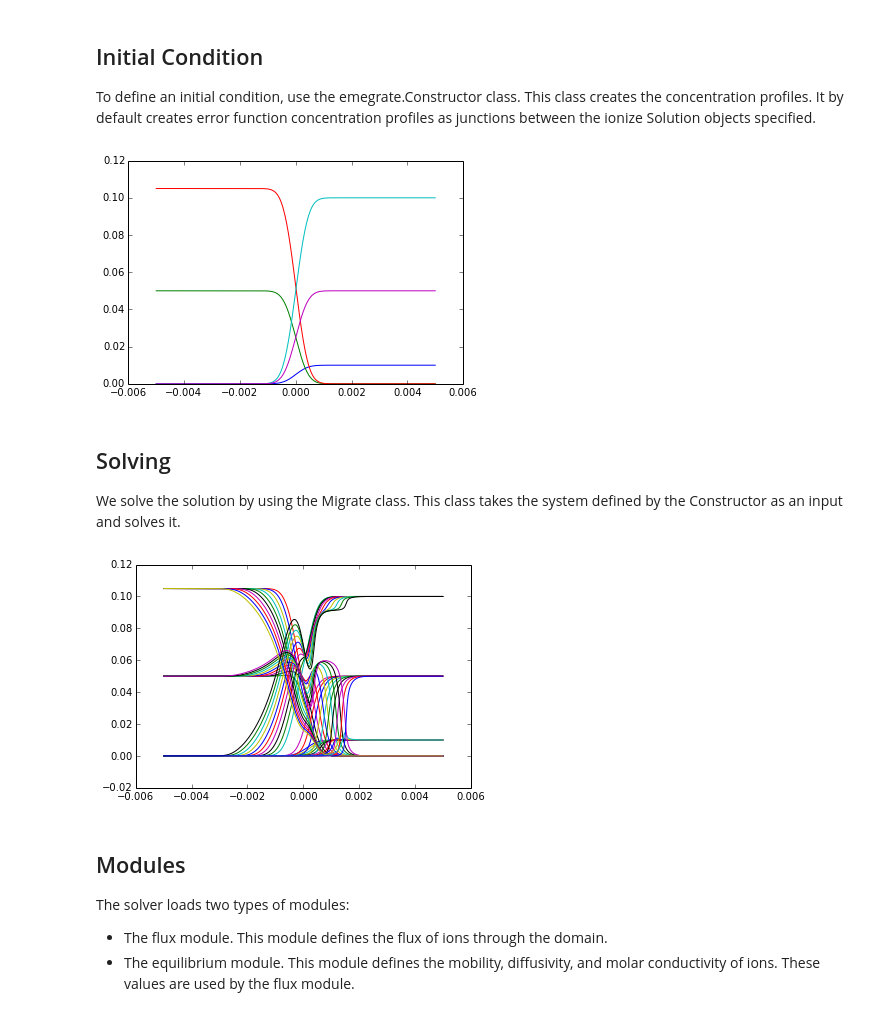
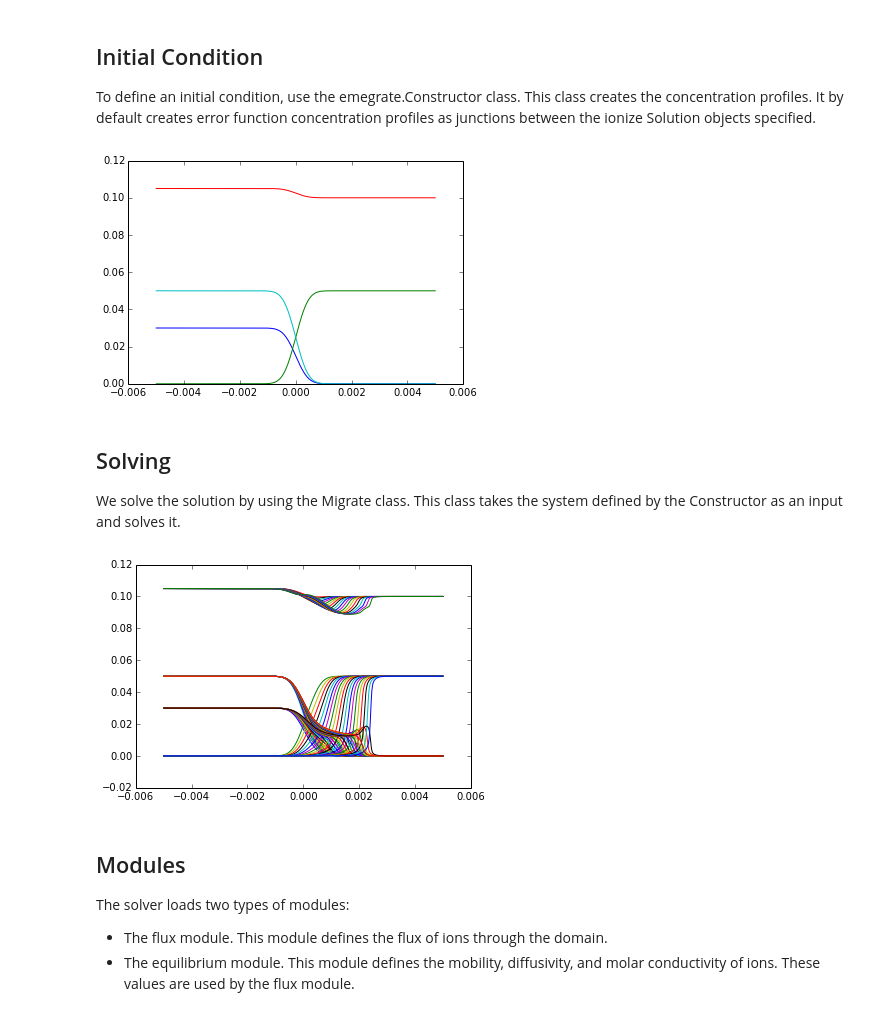
Before and after one commit to lewisamarshall/emigrate, a Jupyter notebook: Tutorial.ipynb, the cells around one changed output. Saved outputs shown, nothing was run; the diff lists cells and outputs as text; code cells hidden in the pictures.

```diff
--- a/Tutorial.ipynb
+++ b/Tutorial.ipynb
@@ -17,45 +17,47 @@ Initial Condition
 -----------------
 To define an initial condition, use the emegrate.Constructor class. This class creates the concentration profiles. It by default creates error function concentration profiles as junctions between the ionize Solution objects specified.
 # %%
-solutions = [ionize.Solution(['caproic acid', 'bis-tris'], [.05, .105]),
-             ionize.Solution(['acetic acid', 'tris', 'fluorescein'], [.05, .1, 0.01])
+solutions = [ionize.Solution(['mops', 'tris', 'fluorescein'], [.05, .105, .03]),
+             ionize.Solution(['acetic acid', 'tris'], [.05, .1])
             ]
 system = emigrate.Constructor(domain_length=0.01,
-                         nodes=305,
+                         nodes=505,
                          interface_length=.0005,
                          solutions=solutions,
-                         V= -10., I=None,
+                         V= -5., I=None,
                          domain_mode='centered'
                          )
 for i in range(len(system.ions)):
     plot(system.domain, system.concentrations[i,:])
 show()
 # %% [output]
-[figure, old version]
+[figure, new version]
 # %% [markdown]
 Solving
 -------
 We solve the solution by using the Migrate class. This class takes the system defined by the Constructor as an input and solves it.
 # %%
 solver = emigrate.Migrate(system)
-tmax = 50
+tmax = 100
 dt = 5
 ode_solver = 'dopri5'
 profile = False
 
 if profile:
     cProfile.run("solver.solve(tmax, dt, method=ode_solver)")
 else:
     solver.solve(tmax, dt, method=ode_solver)
 
 for solution in solver.solution.values():
         x = solution[0]
         concentrations = solution[1]
         for ion_concentration in concentrations:
             plot(x, ion_concentration, '-')
+#         pH = solution[2]
+#         plot(x, pH, '-')
 show()
 # %% [output]
-[figure, old version]
+[figure, new version]
 # %% [markdown]
 Modules
 -------
```
Also changed, not shown: 3 other files.
